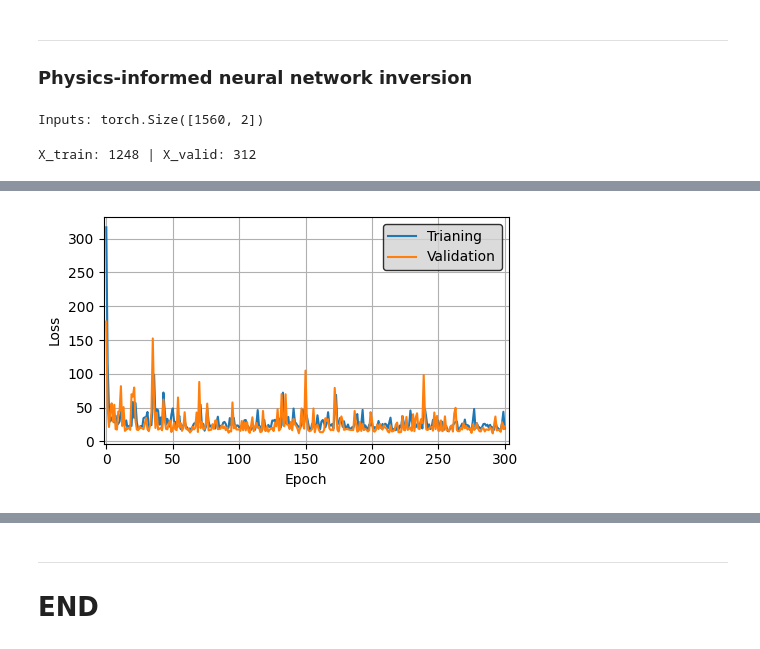
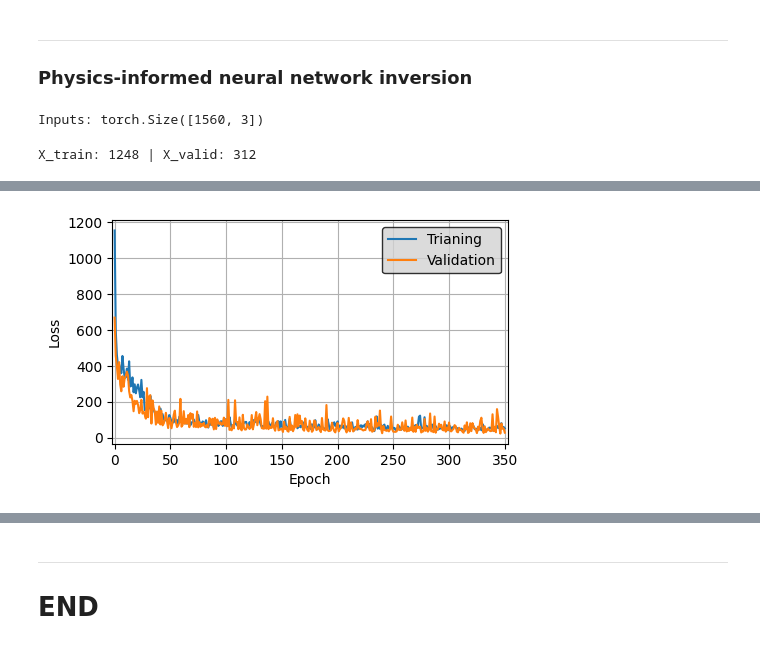
Before and after one commit to misaelmmorales/Anisotropic-Resistivity-Inversion, a Jupyter notebook: main_PINN.ipynb, the cells around one changed output, grey strips where cells are left out. Drawn from its saved outputs; the diff is of its cells as text; code cells hidden in the pictures.

```diff
--- a/main_PINN.ipynb
+++ b/main_PINN.ipynb
@@ -54,10 +56,11 @@ class ResInvLoss(nn.Module):
         return  costf + regPa
 # %%
 class ResInvPINN(nn.Module):
-    def __init__(self):
+    def __init__(self, hidden_dim:int=128):
         super(ResInvPINN, self).__init__()
-        self.fc1 = nn.Linear(2, 64)
-        self.fc2 = nn.Linear(64, 2)
+        self.fc1 = nn.Linear(2, hidden_dim)
+        self.fc2 = nn.Linear(hidden_dim, hidden_dim)
+        self.fc3 = nn.Linear(hidden_dim, 2)
 
     def constraints(self, x):
         c, s = x[:, 0], x[:, 1]
@@ -65,9 +68,17 @@ class ResInvPINN(nn.Module):
         return torch.stack([c, s], dim=-1)
 
     def forward(self, x):
+        x = x[:, :2]
+
         x = self.fc1(x)
+        x = nn.Tanh()(x)
+
         x = self.fc2(x)
+        x = nn.Tanhshrink()(x)
+
+        x = self.fc3(x)
         x = self.constraints(x)
+
         return x
 # %%
 w1_keys = ['CALI', 'AT10','AT30','AT60','AT90','GR','RV72H_1D_FLT','RH72H_1D_FLT']
@@ -77,8 +88,8 @@ column_names = ['CALI', 'AT10', 'AT30', 'AT60', 'AT90', 'GR', 'Rv', 'Rh']
 zstart = int(np.argwhere(d.index==9720).squeeze())
 zend   = int(np.argwhere(d.index==10110).squeeze())
 
-data      = d.rename(columns=dict(zip(d.columns, column_names))).iloc[zstart:zend]
-res_aniso = data[['Rv', 'Rh']]
+data = d.rename(columns=dict(zip(d.columns, column_names))).iloc[zstart:zend]
+res_aniso = data[['Rv', 'Rh', 'AT90']]
 
 Rvsh_true = 2.813
 Rhsh_true = 0.775
@@ -86,7 +97,7 @@ Rhsh_true = 0.775
 inputs = torch.tensor(res_aniso.values, dtype=torch.float32).to(device)
 print('Inputs: {}'.format(inputs.shape))
 # %% [output]
-Inputs: torch.Size([1560, 2])
+Inputs: torch.Size([1560, 3])
 # %%
 dataset        = TensorDataset(inputs)
 train_percent  = 0.8
@@ -97,32 +108,32 @@ batch_size  = 32
 trainloader = DataLoader(xtrain, batch_size=batch_size, shuffle=True)
 validloader = DataLoader(xvalid, batch_size=batch_size, shuffle=True)
 
-pinn       = ResInvPINN().to(device)
-criterion  = ResInvLoss(Rvsh=Rvsh_true, Rhsh=Rhsh_true, lambda_reg=1e-5, lambda_p=1).to(device)
-optimizer  = torch.optim.Adam(params=pinn.parameters(), lr=1e-3)
+model      = ResInvPINN(hidden_dim=128).to(device)
+criterion  = ResInvLoss(Rvsh=Rvsh_true, Rhsh=Rhsh_true, ddmax=case1['AT90'].max(), lambda_reg=1e-5).to(device)
+optimizer  = torch.optim.Adam(params=model.parameters(), lr=1e-3)
 # %% [output]
 X_train: 1248 | X_valid: 312
 # %%
-epochs, monitor = 301, 100
+epochs, monitor = 351, 100
 train_loss, valid_loss = [], []
 for epoch in range(epochs):
     # training
     epoch_train_loss = []
-    pinn.train()
+    model.train()
     for i, x in enumerate(trainloader):
         optimizer.zero_grad()
-        y = pinn(x[0])
+        y = model(x[0])
         loss = criterion(x[0], y)
         loss.backward()
         optimizer.step()
         epoch_train_loss.append(loss.item())
     train_loss.append(np.mean(epoch_train_loss))
     # validation
-    pinn.eval()
+    model.eval()
     epoch_valid_loss = []
     with torch.no_grad():
         for x in validloader:
-            y = pinn(x[0])
+            y = model(x[0])
             loss = criterion(x[0], y)
             epoch_valid_loss.append(loss.item())
         valid_loss.append(np.mean(epoch_valid_loss))
@@ -140,2 +150,2 @@ Epoch: 300 | Loss: 19.0360 | Valid Loss: 22.1844
-[figure, old version]
+[figure, new version]
 # %%
```
Also changed, not shown: parts of 6 cells of this notebook, 4 other files.
